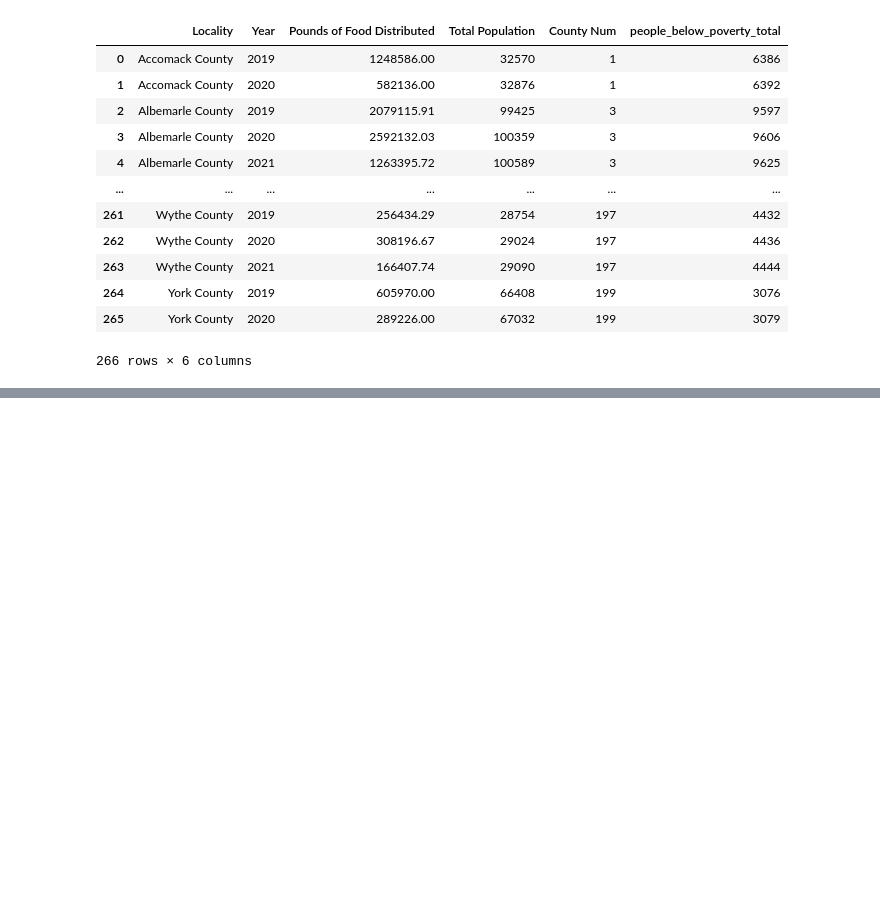
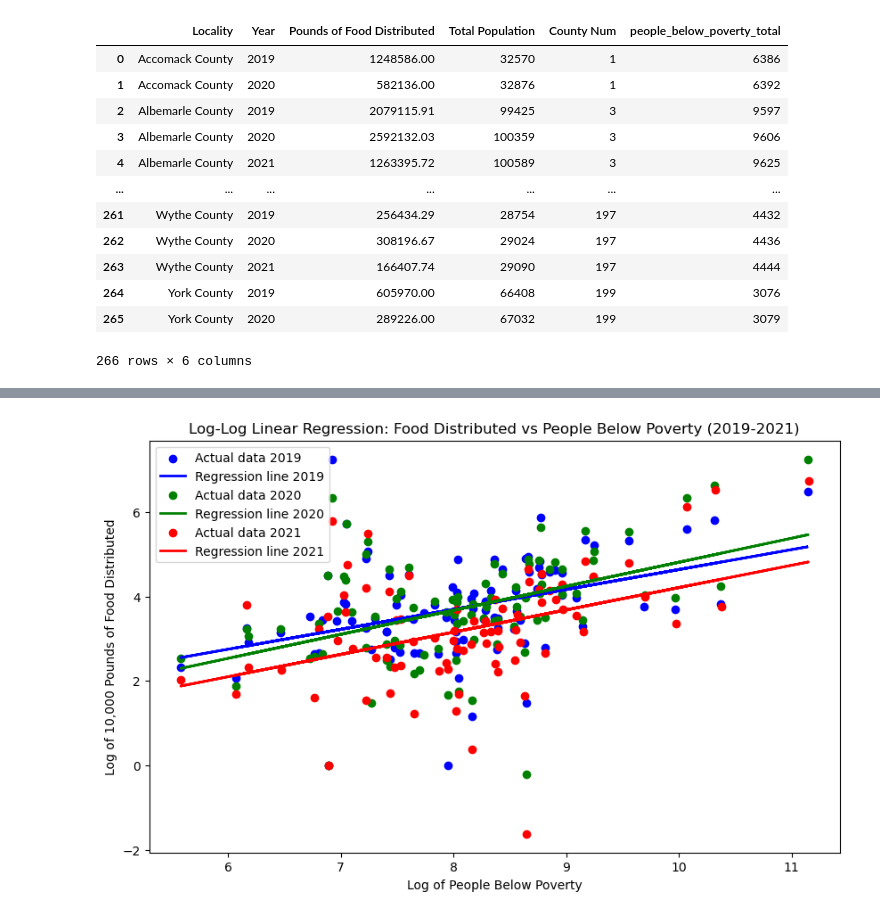
Before and after one commit to AWalnutTree/ML4VA, a Jupyter notebook: UPDATED_MLVA_Project.ipynb, the cells around one changed output, grey strips where cells are left out. Cells and saved outputs as stored; diff of their text form; code cells hidden in the pictures; blank space fills up the shorter version.

```diff
--- a/UPDATED_MLVA_Project.ipynb
+++ b/UPDATED_MLVA_Project.ipynb
@@ -197,0 +229,32 @@ combined_data
+# %%
+colors = {2019: 'blue', 2020: 'green', 2021: 'red'}
+years = combined_data['Year'].unique()
+
+plt.figure(figsize=(10, 6))
+
+for year in years:
+    data_year = combined_data[combined_data['Year'] == year]
+    X_year = data_year[['people_below_poverty_total']]
+    y_year = data_year['Pounds of Food Distributed'] / 10000
+
+    with np.errstate(divide='ignore'):
+        X_log = np.log(X_year.replace(0, np.nan)).fillna(0)
+        y_log = np.log(y_year.replace(0, np.nan)).fillna(0)
+        #X_log = X_year
+        #y_log = y_year
+
+    model_year = LinearRegression()
+    model_year.fit(X_log, y_log)
+
+    y_pred_year = model_year.predict(X_log)
+
+    plt.scatter(X_log, y_log, color=colors[year], label=f'Actual data {year}')
+    plt.plot(X_log, y_pred_year, color=colors[year], linewidth=2, label=f'Regression line {year}')
+
+plt.xlabel('Log of People Below Poverty')
+plt.ylabel('Log of 10,000 Pounds of Food Distributed')
+plt.title('Log-Log Linear Regression: Food Distributed vs People Below Poverty (2019-2021)')
+plt.legend()
+plt.show()
+# %% [output]
+[figure, added]
```
Also changed, not shown: parts of 6 cells of this notebook, 2 other files.
